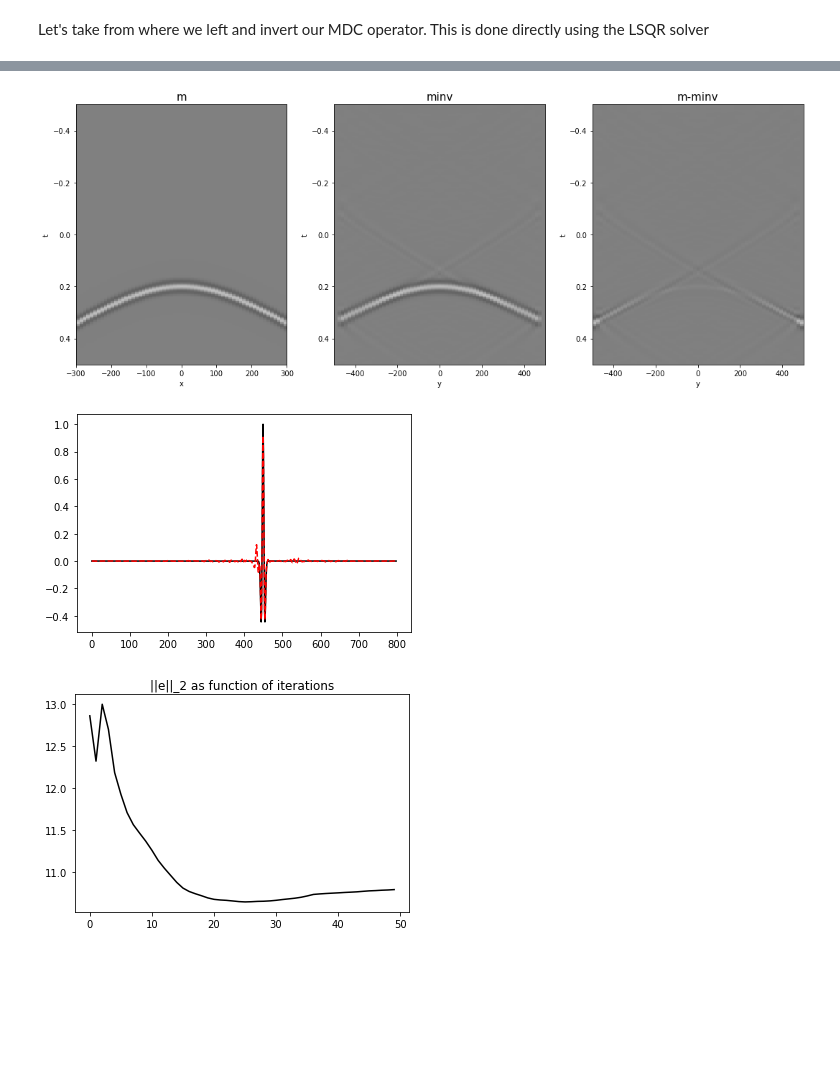
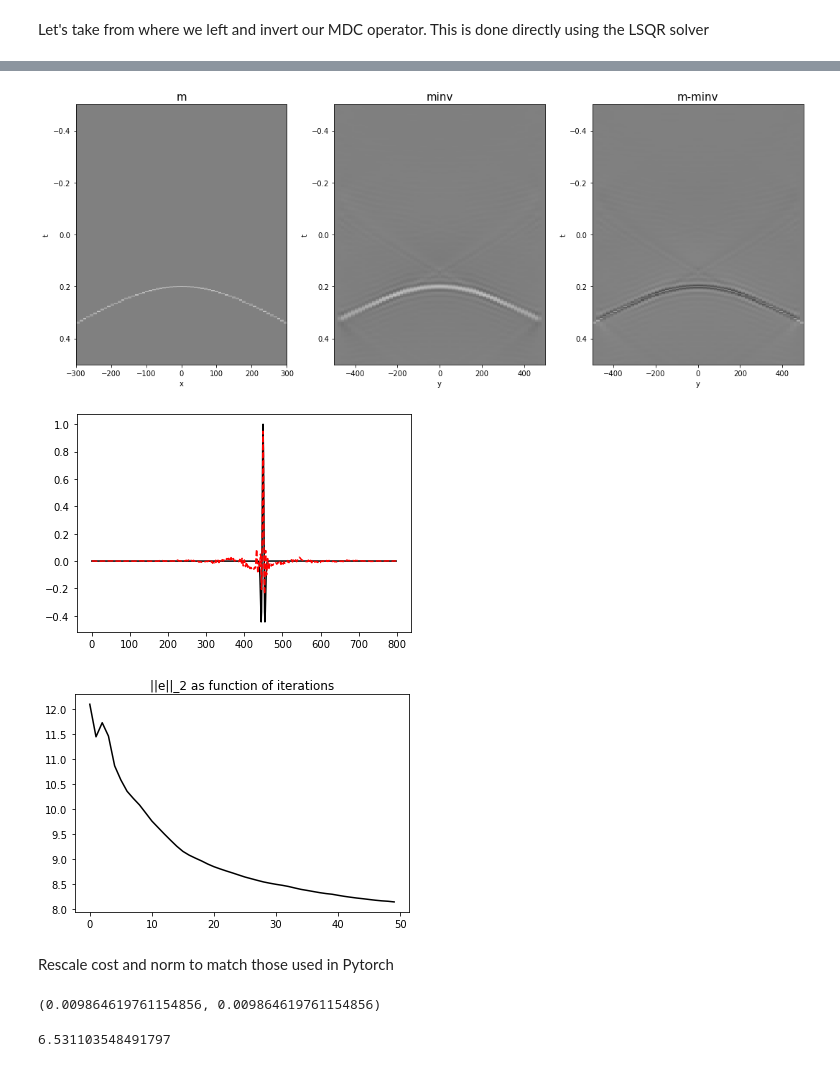
Before and after one commit to DIG-Kaust/MDD-StochasticSolvers, a Jupyter notebook: MDD_basic_trackednorms.ipynb, the cells around one changed output, grey strips where cells are left out. Drawn from its saved outputs; the diff is of its cells as text; code cells hidden in the pictures; blank space fills up the shorter version.

```diff
--- a/MDD_basic_trackednorms.ipynb
+++ b/MDD_basic_trackednorms.ipynb
@@ -97,6 +97,7 @@ MDCop=MDC(Gwav_fft.transpose(2,0,1), nt=2*par['nt']-1, nv=1, dt=par['dt'], dr=pa
 dottest(MDCop, MDCop.shape[0], MDCop.shape[1], complexflag=0, verb=True)
 
 # Create data
-d = MDCop*mwav.T.flatten()
+d = MDCop*m.T.flatten()
+#d = MDCop*mwav.T.flatten()
 d = d.reshape(2*par['nt']-1, par['ny'])
 # %% [output]
@@ -264,33 +265,35 @@ plt.title('||r||_2 as function of iterations');
 # %%
 plt.figure(figsize=(15, 6))
 plt.subplot(131)
-plt.imshow(mwav.T / mwav.max(),aspect='auto',interpolation='nearest', vmin=-2, vmax=2, cmap='gray',
+plt.imshow(m.T / m.max(),aspect='auto',interpolation='nearest', vmin=-2, vmax=2, cmap='gray',
            extent=(x.min(),x.max(),t2.max(),t2.min()))
 plt.title('m', fontsize=15)
 plt.xlabel('x'),plt.ylabel('t')
 plt.ylim(0.5, -0.5)
 plt.subplot(132)
 plt.imshow(minv / minv.max(),aspect='auto',interpolation='nearest', vmin=-2, vmax=2, cmap='gray',
            extent=(y.min(),y.max(),t2.max(),t2.min()))
 plt.title('minv', fontsize=15)
 plt.xlabel('y'),plt.ylabel('t')
 plt.ylim(0.5, -0.5)
 plt.subplot(133)
-plt.imshow(mwav.T / mwav.max() - minv / minv.max(),aspect='auto',interpolation='nearest', vmin=-2, vmax=2, cmap='gray',
+plt.imshow(m.T / m.max() - minv / minv.max(),aspect='auto',interpolation='nearest', vmin=-2, vmax=2, cmap='gray',
            extent=(y.min(),y.max(),t2.max(),t2.min()))
 plt.title('m-minv', fontsize=15)
 plt.xlabel('y'),plt.ylabel('t')
 plt.ylim(0.5, -0.5)
 plt.tight_layout()
 
 plt.figure()
 plt.plot(mwav[par['nx']//2]/ m.max(), 'k')
 plt.plot(minv[:, par['nx']//2]/ minv.max(), '--r')
 
 plt.figure()
 plt.plot(np.arange(niter), enorm, 'k')
 plt.title('||e||_2 as function of iterations');
 # %% [output]
 [figure]
-[figure, old version]
+[figure, new version]
-[figure, old version]
+[figure, new version]
+# %% [markdown]
+Rescale cost and norm to match those used in Pytorch
@@ -296,0 +302,8 @@ plt.title('||e||_2 as function of iterations');
+# %%
+cost[0], np.sum(np.abs(d.ravel())**2)/ (d.size *par['ny'])
+# %% [output]
+(0.009864619761154856, 0.009864619761154856)
+# %%
+np.linalg.norm(m/m.max())
+# %% [output]
+6.531103548491797
```
Also changed, not shown: parts of 8 cells of this notebook.
